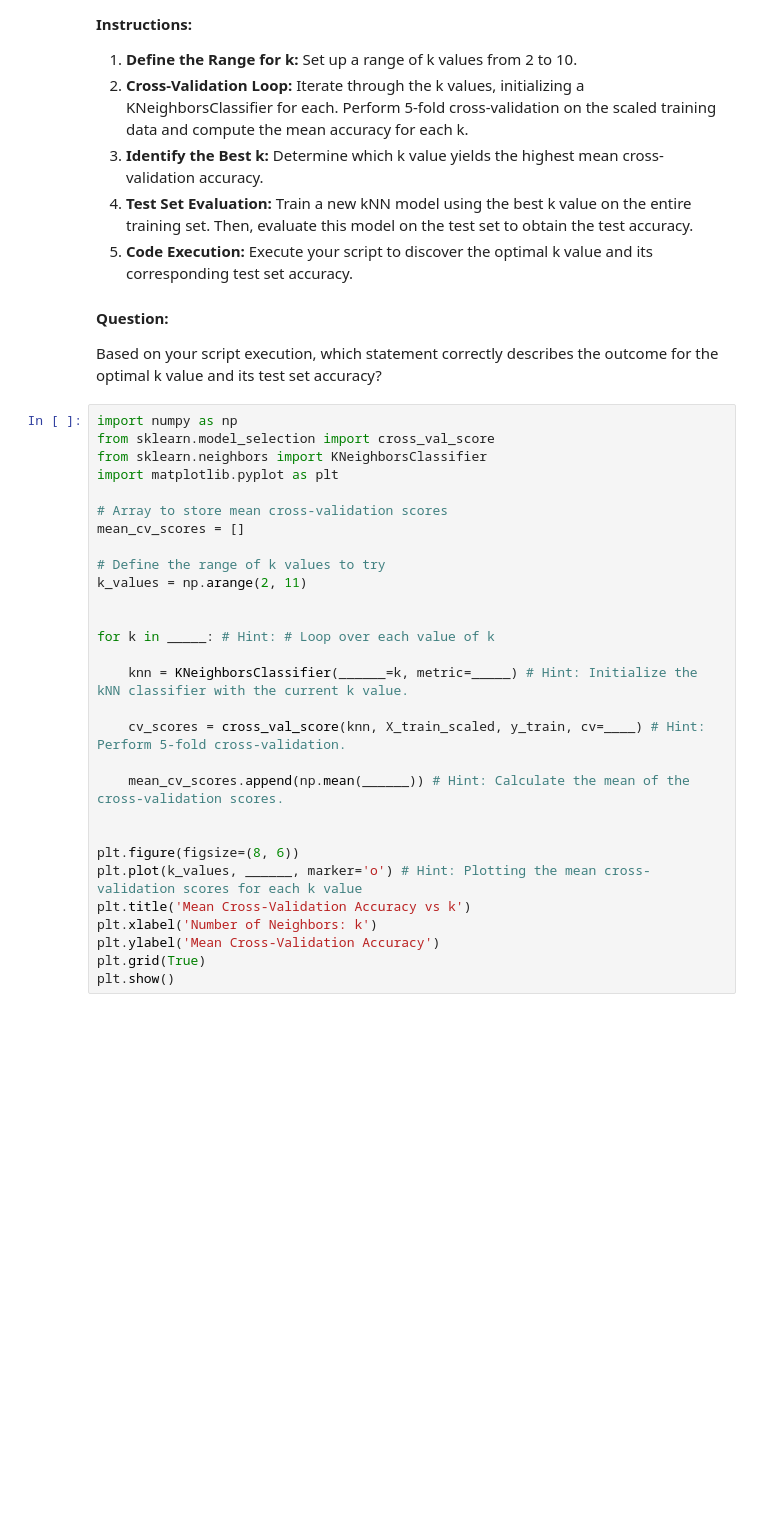
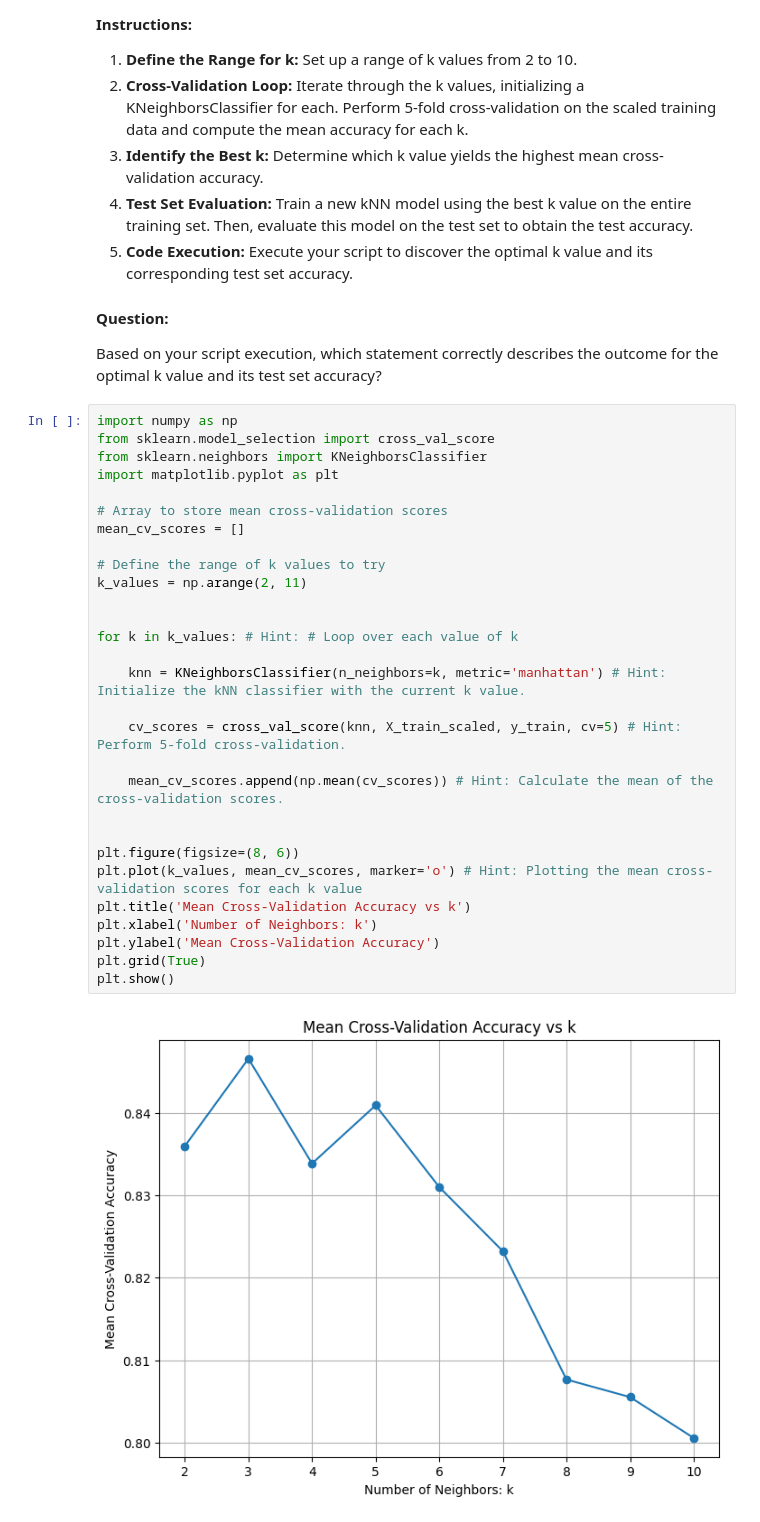
Before and after one commit to tripathiosho/ImportantNotebooks, a Jupyter notebook: KNN_Case_Study_Updated.ipynb, the cells around one changed output. Saved outputs shown, nothing was run; the diff lists cells and outputs as text; blank space fills up the shorter version.

```diff
--- a/KNN_Case_Study_Updated.ipynb
+++ b/KNN_Case_Study_Updated.ipynb
@@ -619,30 +628,32 @@ Based on your script execution, which statement correctly describes the outcome
 # %%
 import numpy as np
 from sklearn.model_selection import cross_val_score
 from sklearn.neighbors import KNeighborsClassifier
 import matplotlib.pyplot as plt
 
 # Array to store mean cross-validation scores
 mean_cv_scores = []
 
 # Define the range of k values to try
 k_values = np.arange(2, 11)
 
 
-for k in _____: # Hint: # Loop over each value of k
+for k in k_values: # Hint: # Loop over each value of k
 
-    knn = KNeighborsClassifier(______=k, metric=_____) # Hint: Initialize the kNN classifier with the current k value.
+    knn = KNeighborsClassifier(n_neighbors=k, metric='manhattan') # Hint: Initialize the kNN classifier with the current k value.
 
-    cv_scores = cross_val_score(knn, X_train_scaled, y_train, cv=____) # Hint: Perform 5-fold cross-validation.
+    cv_scores = cross_val_score(knn, X_train_scaled, y_train, cv=5) # Hint: Perform 5-fold cross-validation.
 
-    mean_cv_scores.append(np.mean(______)) # Hint: Calculate the mean of the cross-validation scores.
+    mean_cv_scores.append(np.mean(cv_scores)) # Hint: Calculate the mean of the cross-validation scores.
 
 
 plt.figure(figsize=(8, 6))
-plt.plot(k_values, ______, marker='o') # Hint: Plotting the mean cross-validation scores for each k value
+plt.plot(k_values, mean_cv_scores, marker='o') # Hint: Plotting the mean cross-validation scores for each k value
 plt.title('Mean Cross-Validation Accuracy vs k')
 plt.xlabel('Number of Neighbors: k')
 plt.ylabel('Mean Cross-Validation Accuracy')
 plt.grid(True)
 plt.show()
+# %% [output]
+[figure, added]
 # %%
```
Also changed, not shown: parts of 6 cells of this notebook.
